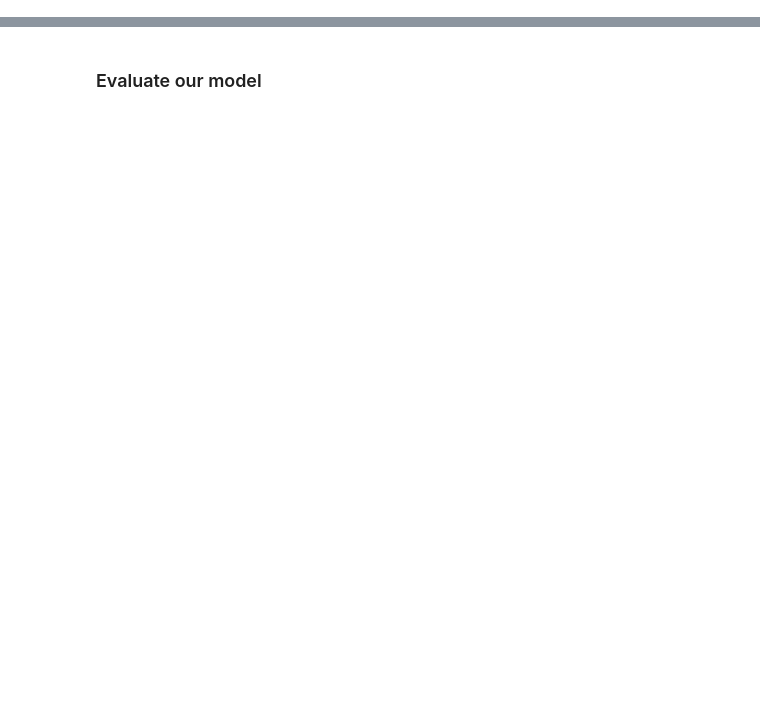
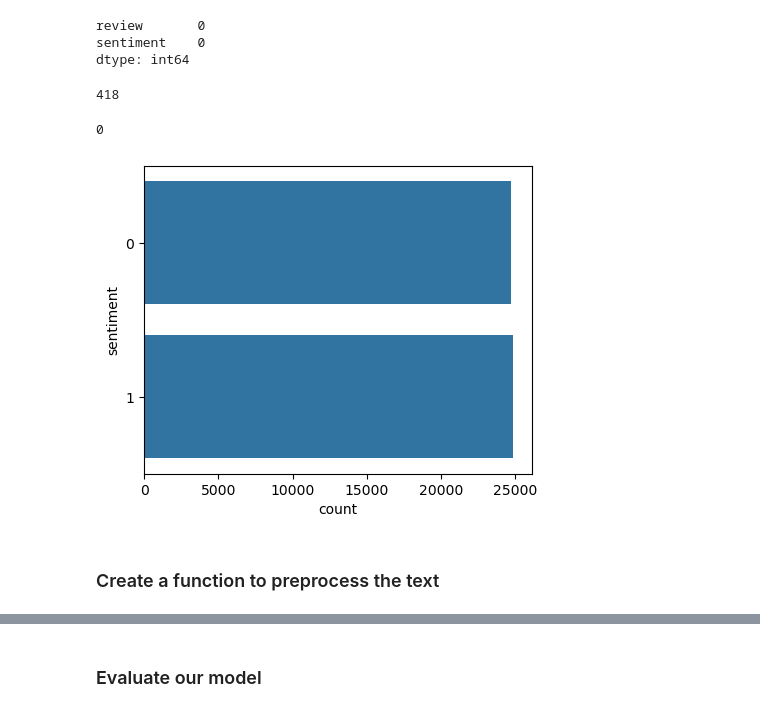
Before and after one commit to Sandrasvk/Deep-Learning-Projects, a Jupyter notebook: Untitled.ipynb, the cells around one changed output, grey strips where cells are left out. Cells and saved outputs as stored; diff of their text form; code cells hidden in the pictures; blank space fills up the shorter version.

```diff
--- a/Untitled.ipynb
+++ b/Untitled.ipynb
@@ -176,0 +13,2 @@ model = keras.models.Sequential([
+# %%
+df = pd.read_csv('movie_data.csv')
@@ -176,0 +67,25 @@ model = keras.models.Sequential([
+# %%
+#missing values
+df.isna().sum()
+# %% [output]
+review       0
+sentiment    0
+dtype: int64
+# %%
+df.duplicated().sum()
+# %% [output]
+418
+# %%
+df.drop_duplicates(inplace=True,keep='first')
+# %%
+df.duplicated().sum()
+# %% [output]
+0
+# %%
+plt.figure(figsize=(5,4))
+sns.countplot(y='sentiment',data=df)
+plt.show()
+# %% [output]
+[figure, added]
+# %% [markdown]
+### Create a function to preprocess the text
```
Also changed, not shown: parts of 93 cells of this notebook, 2 other files.
